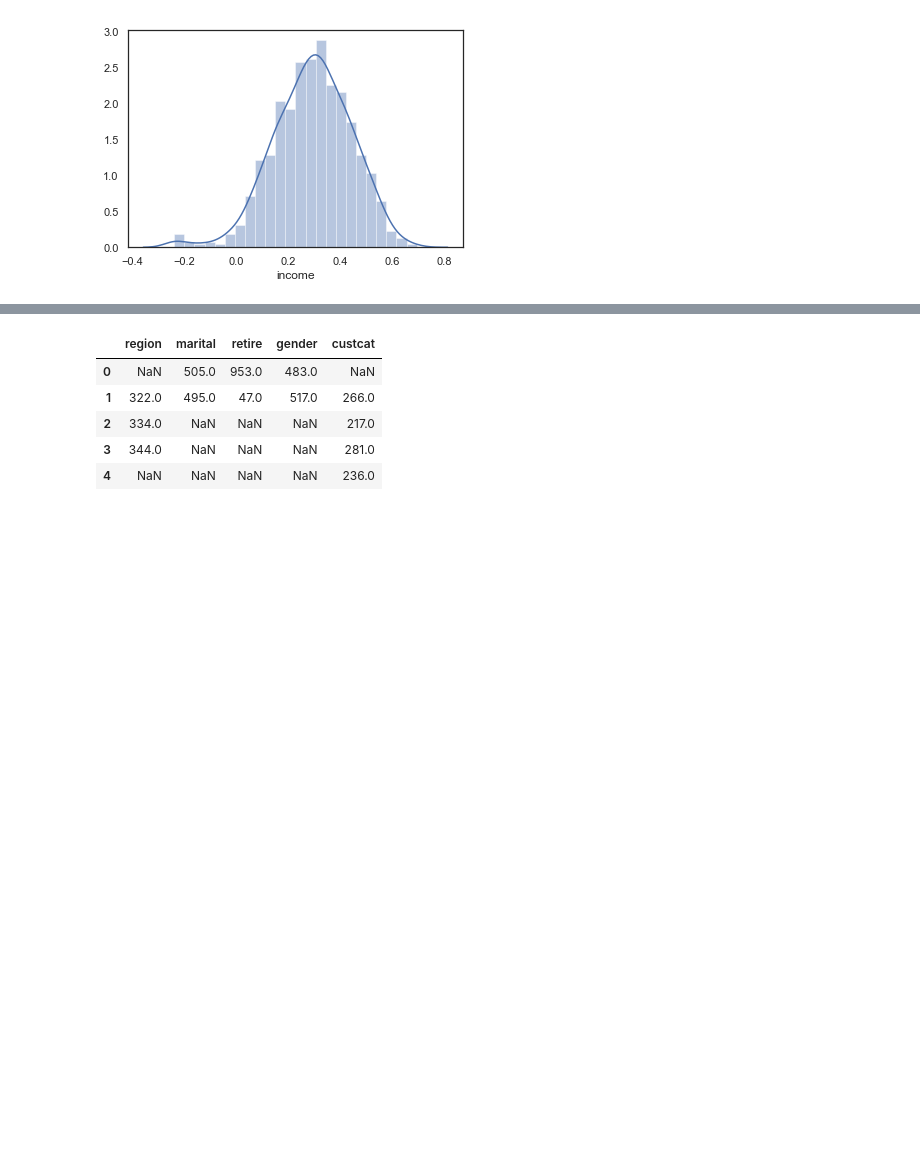
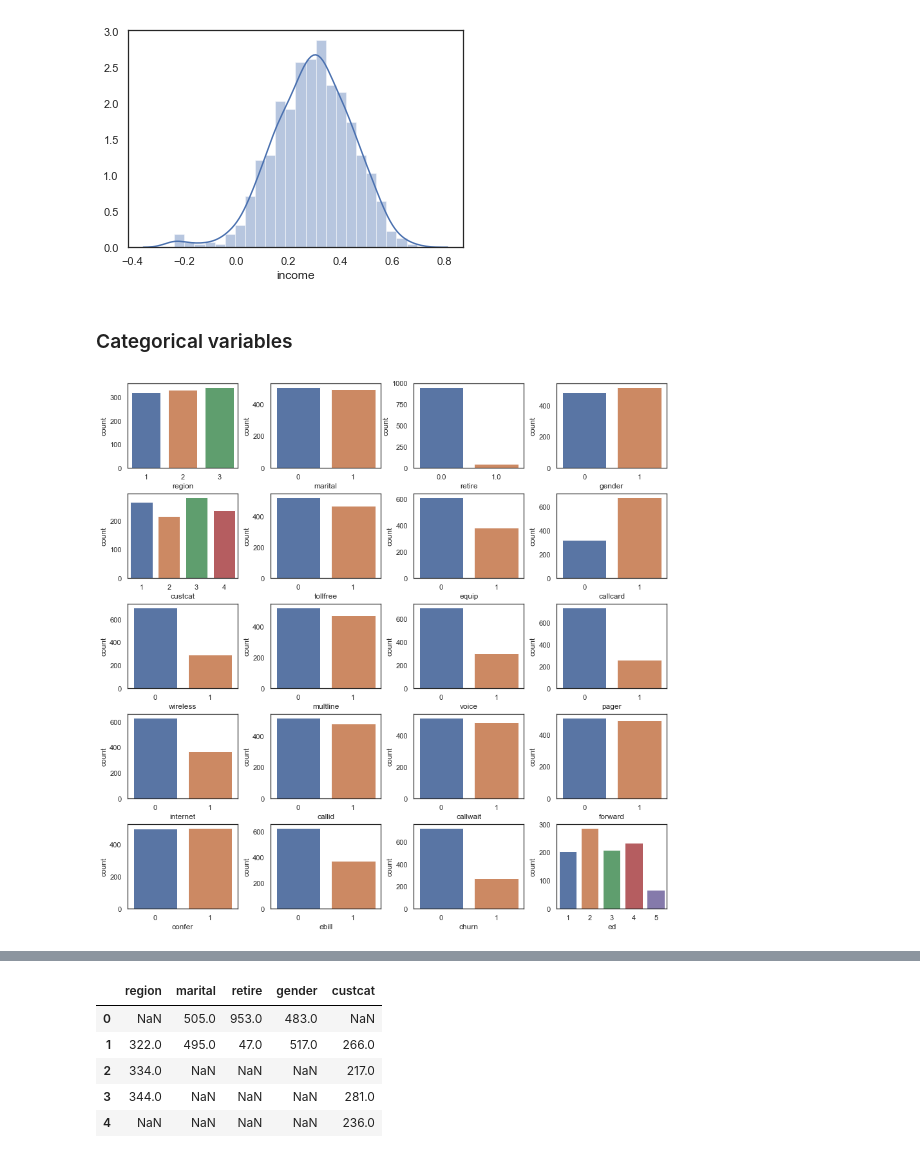
Before and after one commit to hollosy/telco_churn, a Jupyter notebook: Churn prediction.ipynb, the cells around one changed output, grey strips where cells are left out. Cells and saved outputs as stored; diff of their text form; code cells hidden in the pictures; blank space fills up the shorter version.

Commit message:
Categoricals, missing and SMOTE

```diff
--- a/Churn prediction.ipynb
+++ b/Churn prediction.ipynb
@@ -143,3 +157,14 @@ data['income'] = np.log(data['income'])
 sns.distplot(data['income']);
 # %% [output]
 [figure]
+# %% [markdown]
+### Categorical variables
+# %%
+# bar chart of all categorical variables
+fig, axes = plt.subplots(5, 4, figsize=(15, 15))
+plt.subplots_adjust(left=None, bottom=None, right=None, top=None, wspace=0.3, hspace=0.3)
+
+for i, ax in enumerate(axes.ravel()):
+    plot = sns.countplot(all_cat[i], data = data, ax = ax)
+# %% [output]
+[figure, added]
```
Also changed, not shown: parts of 22 cells of this notebook.
